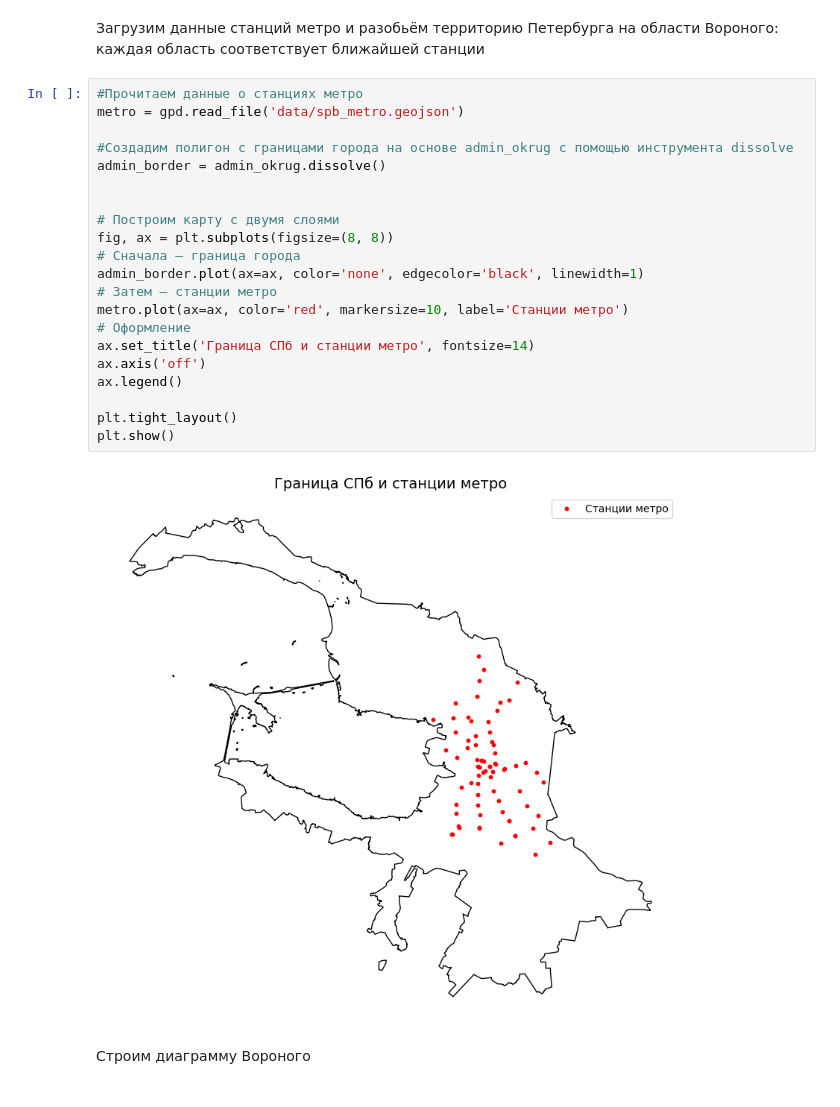
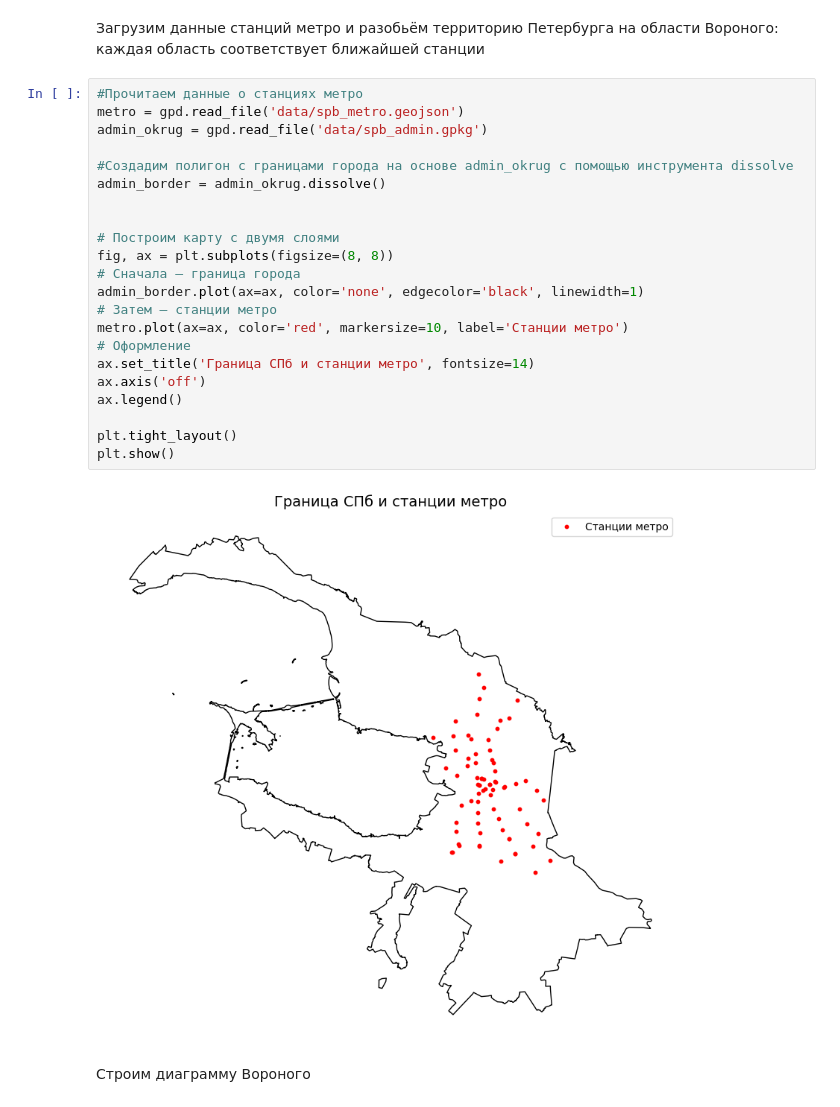
Before and after one commit to bella-mir/spatialAnalysisCourseFall25, a Jupyter notebook: _sources/chapters/week3_2.ipynb, the cells around one changed output. Drawn from its saved outputs; the diff is of its cells as text.

```diff
--- a/_sources/chapters/week3_2.ipynb
+++ b/_sources/chapters/week3_2.ipynb
@@ -289,26 +288,27 @@ centrography.std_distance(accidents_utm[["x", "y"]])
 # %%
 #Прочитаем данные о станциях метро
 metro = gpd.read_file('data/spb_metro.geojson')
+admin_okrug = gpd.read_file('data/spb_admin.gpkg')
 
 #Создадим полигон с границами города на основе admin_okrug c помощью инструмента dissolve
 admin_border = admin_okrug.dissolve()
 
 
 # Построим карту с двумя слоями
 fig, ax = plt.subplots(figsize=(8, 8))
 # Сначала — граница города
 admin_border.plot(ax=ax, color='none', edgecolor='black', linewidth=1)
 # Затем — станции метро
 metro.plot(ax=ax, color='red', markersize=10, label='Станции метро')
 # Оформление
 ax.set_title('Граница СПб и станции метро', fontsize=14)
 ax.axis('off')
 ax.legend()
 
 plt.tight_layout()
 plt.show()
 # %% [output]
-[figure, old version]
+[figure, new version]
 # %% [markdown]
 Строим диаграмму Вороного
 # %%
```
Also changed, not shown: parts of 3 cells of this notebook, 6 other files.
